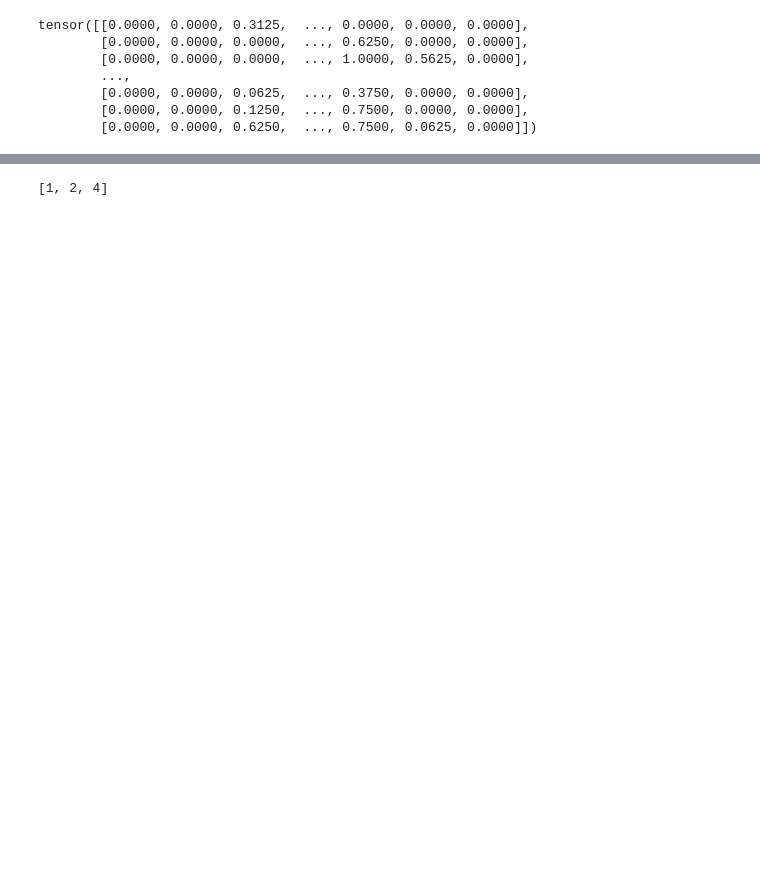
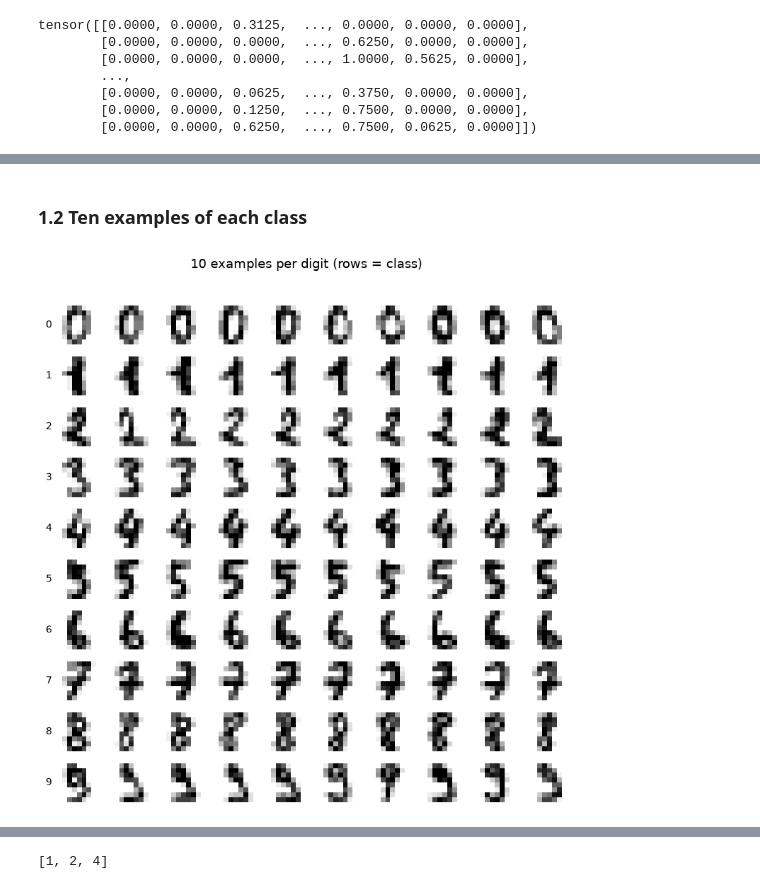
Before and after one commit to rajatsainju2025/ml-tutorial, a Jupyter notebook: micrograd/02_ae.ipynb, the cells around one changed output, grey strips where cells are left out. Cells and saved outputs as stored; diff of their text form; code cells hidden in the pictures; blank space fills up the shorter version.

```diff
--- a/micrograd/02_ae.ipynb
+++ b/micrograd/02_ae.ipynb
@@ -47,0 +140,8 @@ tensor([[0.0000, 0.0000, 0.3125,  ..., 0.0000, 0.0000, 0.0000],
+# %% [markdown]
+### 1.2 Ten examples of each class
+# %%
+idx = np.concatenate([np.where(y == d)[0][:10] for d in range(10)])
+show_digits(X[idx], 10, 10, row_labels=[str(d) for d in range(10)], size=0.7,
+            suptitle="10 examples per digit (rows = class)")
+# %% [output]
+[figure, added]
```
Also changed, not shown: parts of 60 cells of this notebook.
